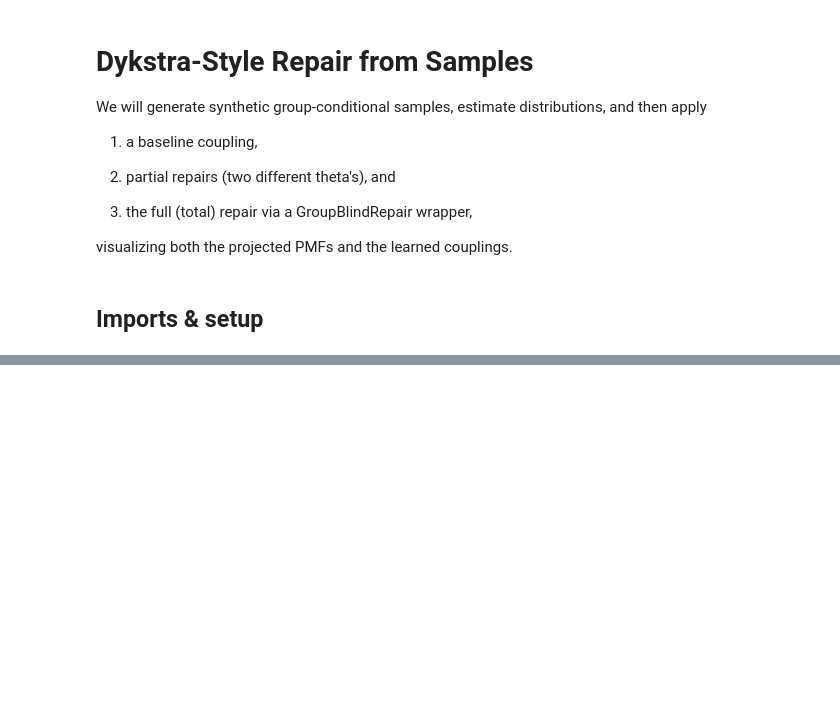
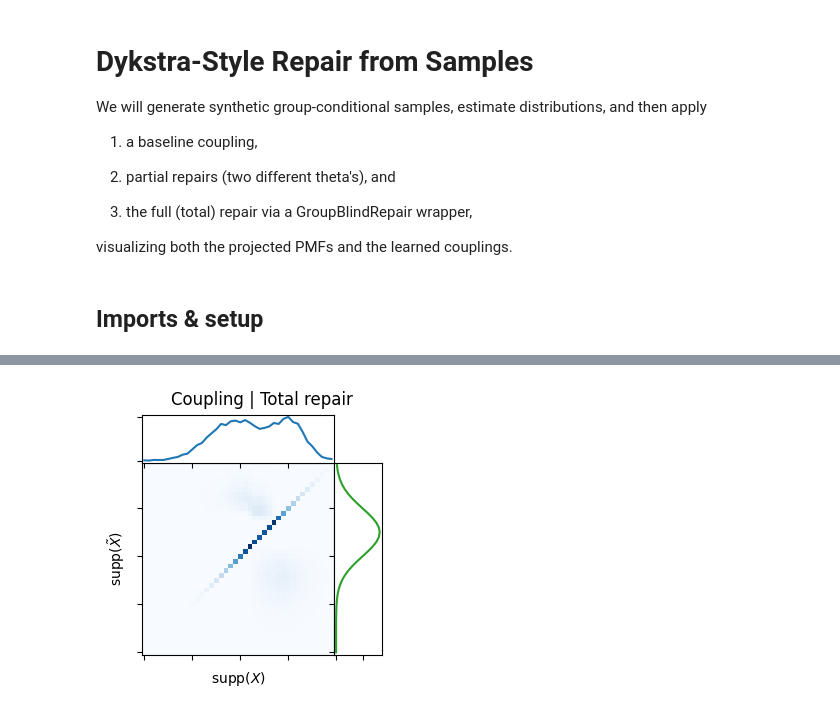
Before and after one commit to humancompatible/repair, a Jupyter notebook: examples/06_dykstra.ipynb, the cells around one changed output, grey strips where cells are left out. Cells and saved outputs as stored; diff of their text form; code cells hidden in the pictures; blank space fills up the shorter version.

```diff
--- a/examples/06_dykstra.ipynb
+++ b/examples/06_dykstra.ipynb
@@ -439,0 +508,6 @@ tr violation: [[5.18055784e-09]]
+# %%
+fig=example.plots(couplings.total_repair())
+fig.suptitle('Coupling | Total repair')
+plt.savefig(path+'/plots/coupling_total.pdf',bbox_inches = 'tight')
+# %% [output]
+[figure, added]
```
Also changed, not shown: parts of 48 cells of this notebook.
